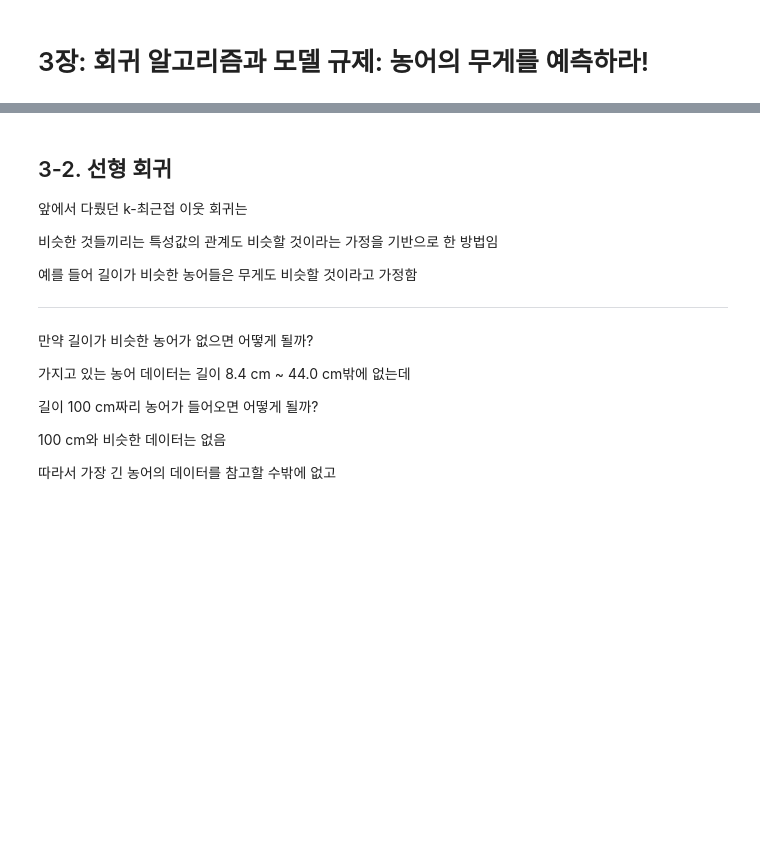
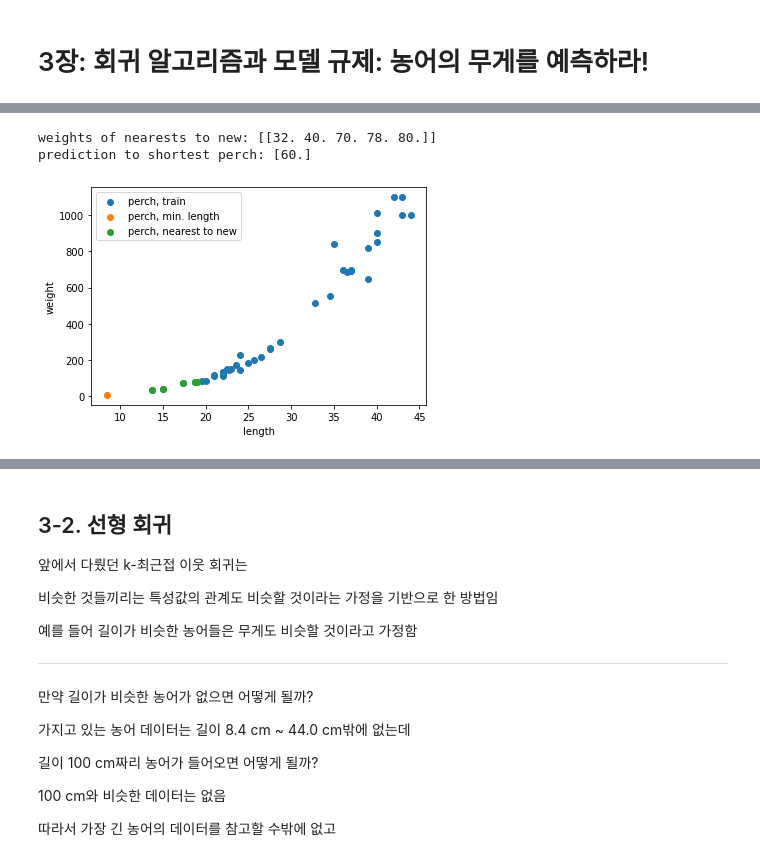
Before and after one commit to keizikang/self_study_mldl, a Jupyter notebook: 혼공머신_3장.ipynb, the cells around one changed output, grey strips where cells are left out. Saved outputs shown, nothing was run; the diff lists cells and outputs as text; code cells hidden in the pictures; blank space fills up the shorter version.

```diff
--- a/혼공머신_3장.ipynb
+++ b/혼공머신_3장.ipynb
@@ -231,0 +151,3 @@ test set score    : 0.9746459963987609
+# %%
+knr.n_neighbors = 1
+knr.score(train_input, train_target)
@@ -231,0 +216,20 @@ test set score    : 0.9746459963987609
+# %%
+idxmin = np.argmin(test_input)
+lenmin = test_input[idxmin]
+wgtmin = test_target[idxmin]
+_, indexes = knr.kneighbors([lenmin])
+print(f'weights of nearests to new: {train_target[indexes]}')
+print(f'prediction to shortest perch: {knr.predict([lenmin])}')
+
+
+plt.scatter(train_input, train_target, label='perch, train')
+plt.scatter(lenmin, wgtmin, label='perch, min. length')
+plt.scatter(train_input[indexes], train_target[indexes], label='perch, nearest to new')
+plt.xlabel('length')
+plt.ylabel('weight')
+plt.legend()
+plt.show()
+# %% [output]
+weights of nearests to new: [[32. 40. 70. 78. 80.]]
+prediction to shortest perch: [60.]
+[figure, added]
```
Also changed, not shown: parts of 50 cells of this notebook.
